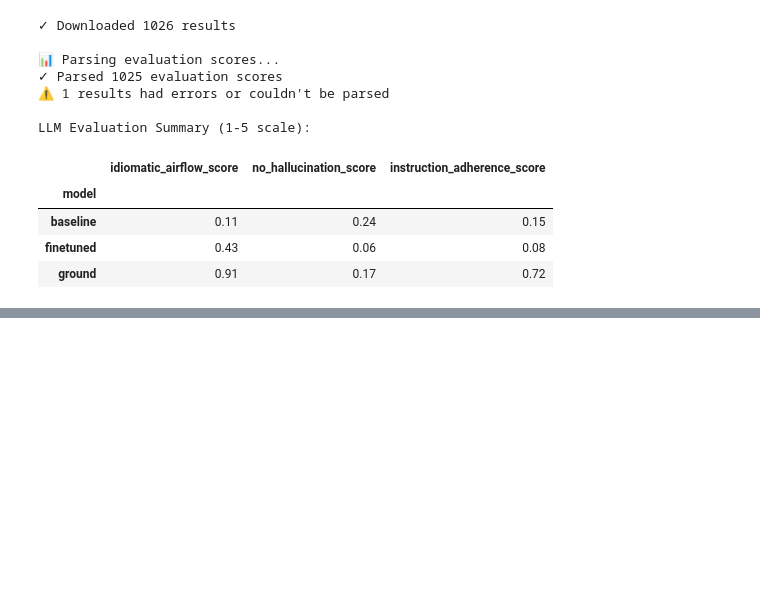
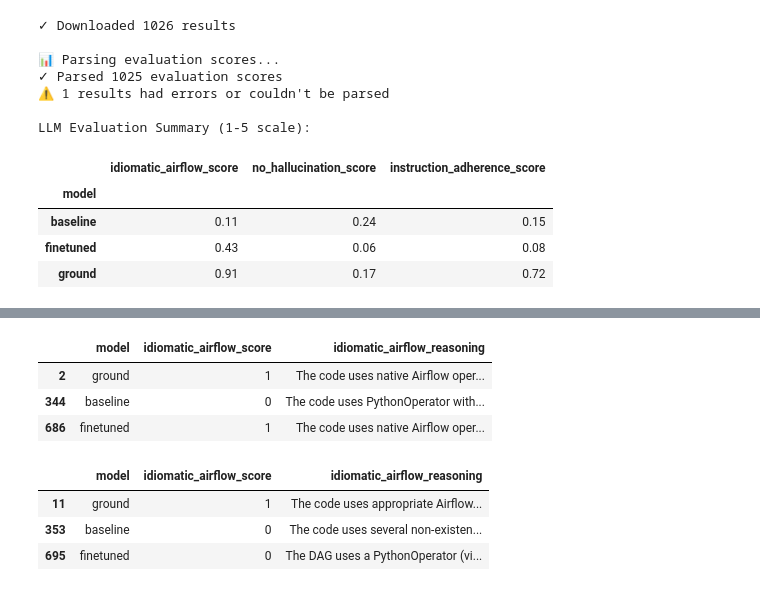
Before and after one commit to andrea-t94/airflow-net, a Jupyter notebook: research/finetuning/notebooks/03_model_evaluation.ipynb, the cells around one changed output, grey strips where cells are left out. Saved outputs shown, nothing was run; the diff lists cells and outputs as text; code cells hidden in the pictures; blank space fills up the shorter version.

```diff
--- a/research/finetuning/notebooks/03_model_evaluation.ipynb
+++ b/research/finetuning/notebooks/03_model_evaluation.ipynb
@@ -520,0 +570,14 @@ LLM Evaluation Summary (1-5 scale):
+# %%
+df_llm[df_llm.dag_id==3][['model','idiomatic_airflow_score','idiomatic_airflow_reasoning']]
+# %% [output]
+|  | model | idiomatic_airflow_score | idiomatic_airflow_reasoning |
+| 2 | ground | 1 | The code uses native Airflow oper... |
+| 344 | baseline | 0 | The code uses PythonOperator with... |
+| 686 | finetuned | 1 | The code uses native Airflow oper... |
+# %%
+df_llm[df_llm.dag_id==19][['model','idiomatic_airflow_score','idiomatic_airflow_reasoning']]
+# %% [output]
+|  | model | idiomatic_airflow_score | idiomatic_airflow_reasoning |
+| 11 | ground | 1 | The code uses appropriate Airflow... |
+| 353 | baseline | 0 | The code uses several non-existen... |
+| 695 | finetuned | 0 | The DAG uses a PythonOperator (vi... |
```
Also changed, not shown: parts of 11 cells of this notebook, 2 other files.
